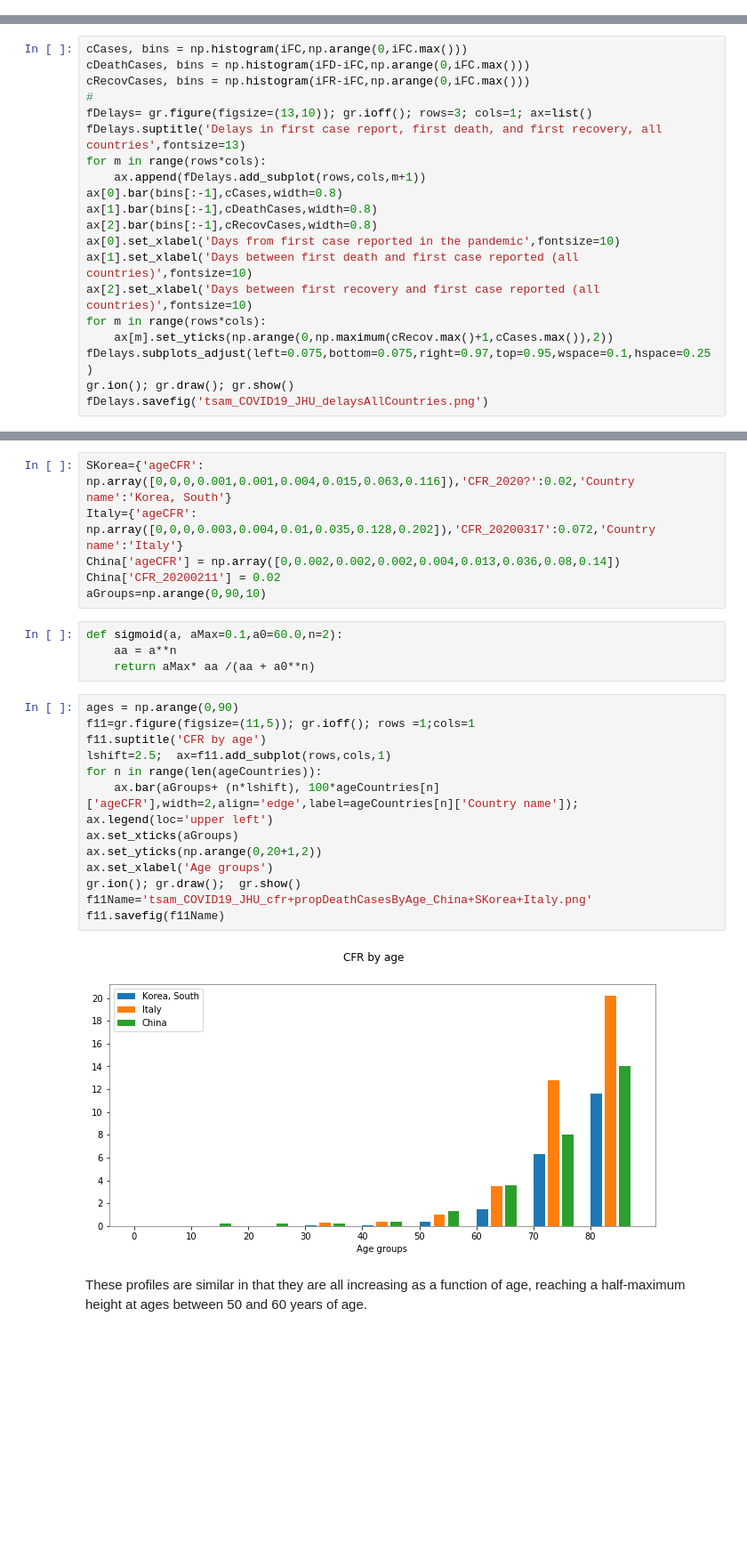
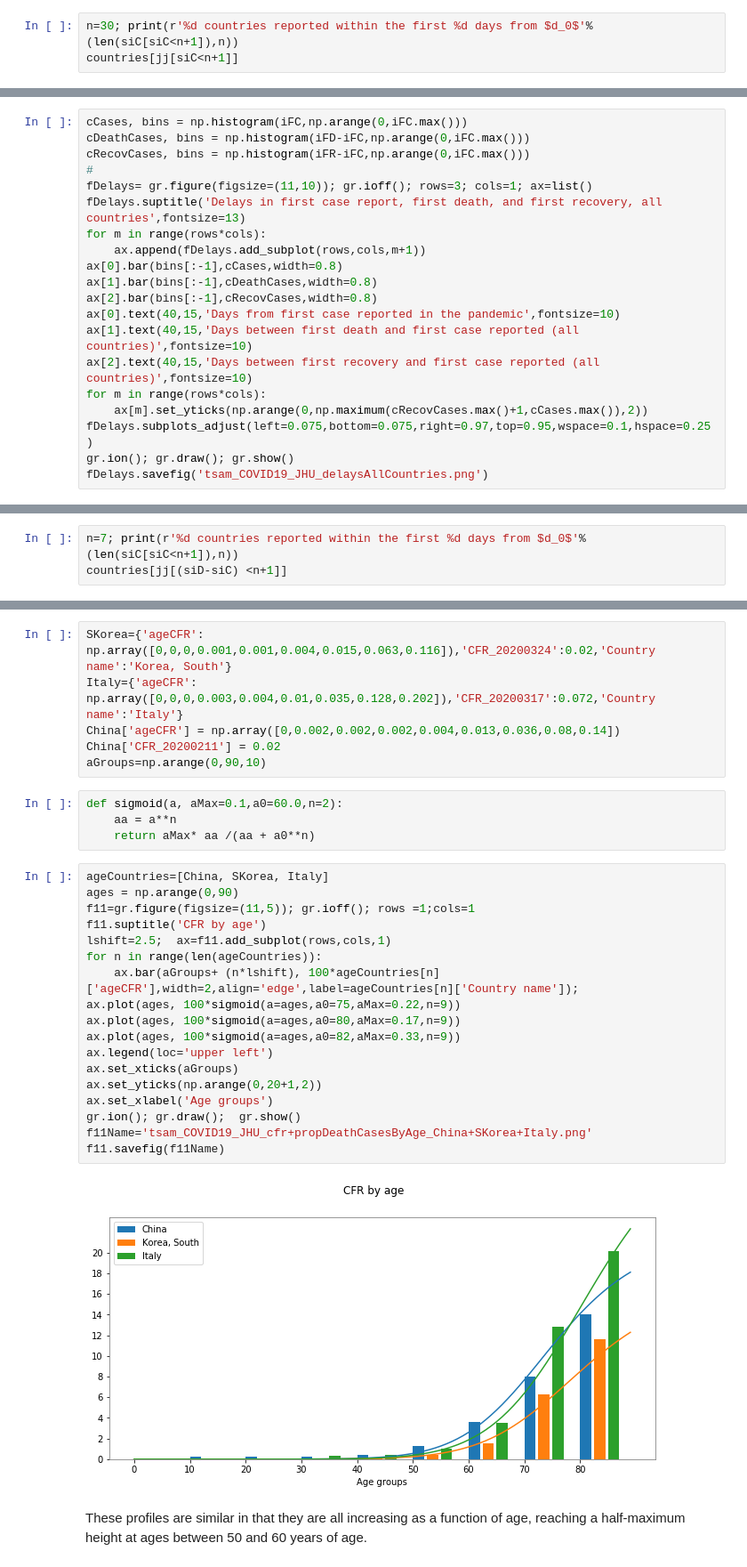
Before and after one commit to scab-unam/dam_COVID-19, a Jupyter notebook: tsam_COVID-19_JHU_cfr_Jan2020-.ipynb, the cells around one changed output, grey strips where cells are left out. Shown at 89% size. Cells and saved outputs as stored; diff of their text form; blank space fills up the shorter version.

```diff
--- a/tsam_COVID-19_JHU_cfr_Jan2020-.ipynb
+++ b/tsam_COVID-19_JHU_cfr_Jan2020-.ipynb
@@ -159,0 +170,3 @@ Yemen & 4/10/20 & 4/10/20 & 4/10/20\\
+# %%
+n=30; print(r'%d countries reported within the first %d days from $d_0$'%(len(siC[siC<n+1]),n))
+countries[jj[siC<n+1]]
@@ -168,18 +190,18 @@ cCases, bins = np.histogram(iFC,np.arange(0,iFC.max()))
 cDeathCases, bins = np.histogram(iFD-iFC,np.arange(0,iFC.max()))
 cRecovCases, bins = np.histogram(iFR-iFC,np.arange(0,iFC.max()))
 #
-fDelays= gr.figure(figsize=(13,10)); gr.ioff(); rows=3; cols=1; ax=list()
+fDelays= gr.figure(figsize=(11,10)); gr.ioff(); rows=3; cols=1; ax=list()
 fDelays.suptitle('Delays in first case report, first death, and first recovery, all countries',fontsize=13)
 for m in range(rows*cols):
     ax.append(fDelays.add_subplot(rows,cols,m+1))
 ax[0].bar(bins[:-1],cCases,width=0.8)
 ax[1].bar(bins[:-1],cDeathCases,width=0.8)
 ax[2].bar(bins[:-1],cRecovCases,width=0.8)
-ax[0].set_xlabel('Days from first case reported in the pandemic',fontsize=10)
-ax[1].set_xlabel('Days between first death and first case reported (all countries)',fontsize=10)
-ax[2].set_xlabel('Days between first recovery and first case reported (all countries)',fontsize=10)
+ax[0].text(40,15,'Days from first case reported in the pandemic',fontsize=10)
+ax[1].text(40,15,'Days between first death and first case reported (all countries)',fontsize=10)
+ax[2].text(40,15,'Days between first recovery and first case reported (all countries)',fontsize=10)
 for m in range(rows*cols):
-    ax[m].set_yticks(np.arange(0,np.maximum(cRecov.max()+1,cCases.max()),2))
+    ax[m].set_yticks(np.arange(0,np.maximum(cRecovCases.max()+1,cCases.max()),2))
 fDelays.subplots_adjust(left=0.075,bottom=0.075,right=0.97,top=0.95,wspace=0.1,hspace=0.25)
 gr.ion(); gr.draw(); gr.show()
 fDelays.savefig('tsam_COVID19_JHU_delaysAllCountries.png')
@@ -187,0 +210,3 @@ fDelays.savefig('tsam_COVID19_JHU_delaysAllCountries.png')
+# %%
+n=7; print(r'%d countries reported within the first %d days from $d_0$'%(len(siC[siC<n+1]),n))
+countries[jj[(siD-siC) <n+1]]
@@ -485,7 +503,7 @@ The data that will be used was last estimated in February 11, 2020 for China, Ma
 
 There are reports of up to 20% of symptomatic cases, and in South Korea, for instance, about 50% of hospitalizations are people 60 years old or older, it is important to obtain numbers to estimate the size of a population in need for critical care.
 # %%
-SKorea={'ageCFR': np.array([0,0,0,0.001,0.001,0.004,0.015,0.063,0.116]),'CFR_2020?':0.02,'Country name':'Korea, South'}
+SKorea={'ageCFR': np.array([0,0,0,0.001,0.001,0.004,0.015,0.063,0.116]),'CFR_20200324':0.02,'Country name':'Korea, South'}
 Italy={'ageCFR': np.array([0,0,0,0.003,0.004,0.01,0.035,0.128,0.202]),'CFR_20200317':0.072,'Country name':'Italy'}
 China['ageCFR'] = np.array([0,0.002,0.002,0.002,0.004,0.013,0.036,0.08,0.14])
 China['CFR_20200211'] = 0.02
@@ -495,21 +513,25 @@ def sigmoid(a, aMax=0.1,a0=60.0,n=2):
     aa = a**n
     return aMax* aa /(aa + a0**n)
 # %%
+ageCountries=[China, SKorea, Italy]
 ages = np.arange(0,90)
 f11=gr.figure(figsize=(11,5)); gr.ioff(); rows =1;cols=1
 f11.suptitle('CFR by age')
 lshift=2.5;  ax=f11.add_subplot(rows,cols,1)
 for n in range(len(ageCountries)):
     ax.bar(aGroups+ (n*lshift), 100*ageCountries[n]['ageCFR'],width=2,align='edge',label=ageCountries[n]['Country name']);
+ax.plot(ages, 100*sigmoid(a=ages,a0=75,aMax=0.22,n=9))
+ax.plot(ages, 100*sigmoid(a=ages,a0=80,aMax=0.17,n=9))
+ax.plot(ages, 100*sigmoid(a=ages,a0=82,aMax=0.33,n=9))
 ax.legend(loc='upper left')
 ax.set_xticks(aGroups)
 ax.set_yticks(np.arange(0,20+1,2))
 ax.set_xlabel('Age groups')
 gr.ion(); gr.draw();  gr.show()
 f11Name='tsam_COVID19_JHU_cfr+propDeathCasesByAge_China+SKorea+Italy.png'
 f11.savefig(f11Name)
 # %% [output]
-[figure, old version]
+[figure, new version]
 # %% [markdown]
 These profiles are similar in that they are all increasing as a function of age, reaching a half-maximum height at ages between 50 and 60 years of age.
 # %% [markdown]
```
Also changed, not shown: parts of 29 cells of this notebook, 10 other files.
